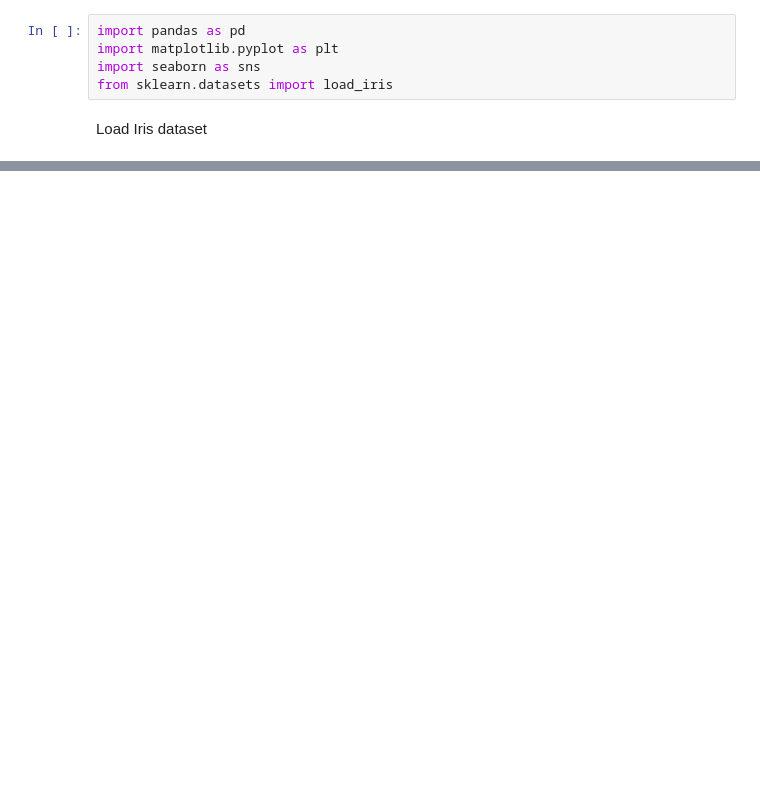
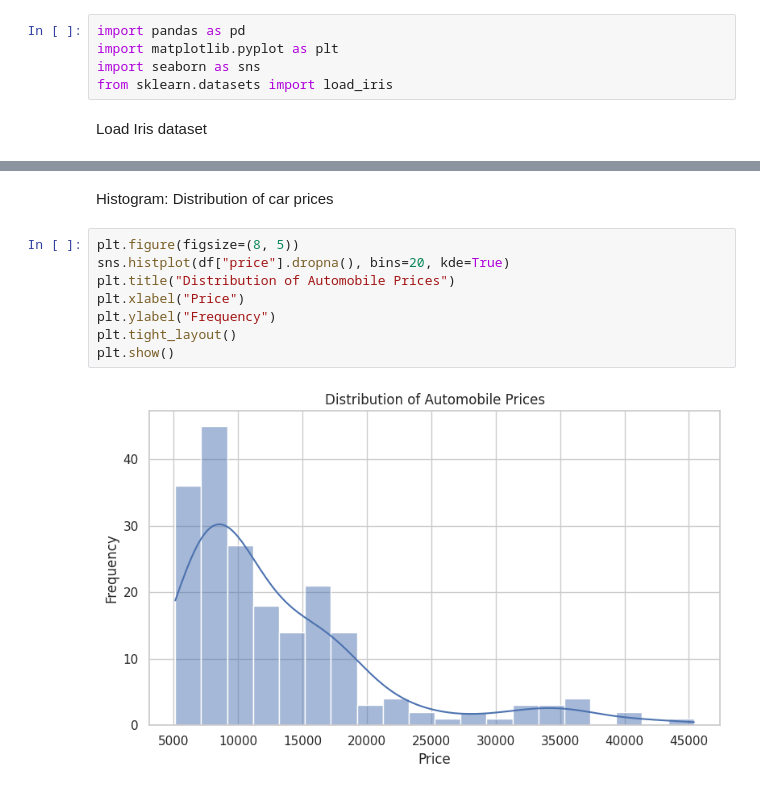
Before and after one commit to DheerajPolaki/Data-Science-Lab, a Jupyter notebook: Exp_10_FDS.ipynb, the cells around one changed output, grey strips where cells are left out. Saved outputs shown, nothing was run; the diff lists cells and outputs as text; blank space fills up the shorter version.

```diff
--- a/Exp_10_FDS.ipynb
+++ b/Exp_10_FDS.ipynb
@@ -174,0 +67,12 @@ plt.show()
+# %% [markdown]
+Histogram: Distribution of car prices
+# %%
+plt.figure(figsize=(8, 5))
+sns.histplot(df["price"].dropna(), bins=20, kde=True)
+plt.title("Distribution of Automobile Prices")
+plt.xlabel("Price")
+plt.ylabel("Frequency")
+plt.tight_layout()
+plt.show()
+# %% [output]
+[figure, added]
```
Also changed, not shown: parts of 36 cells of this notebook.
